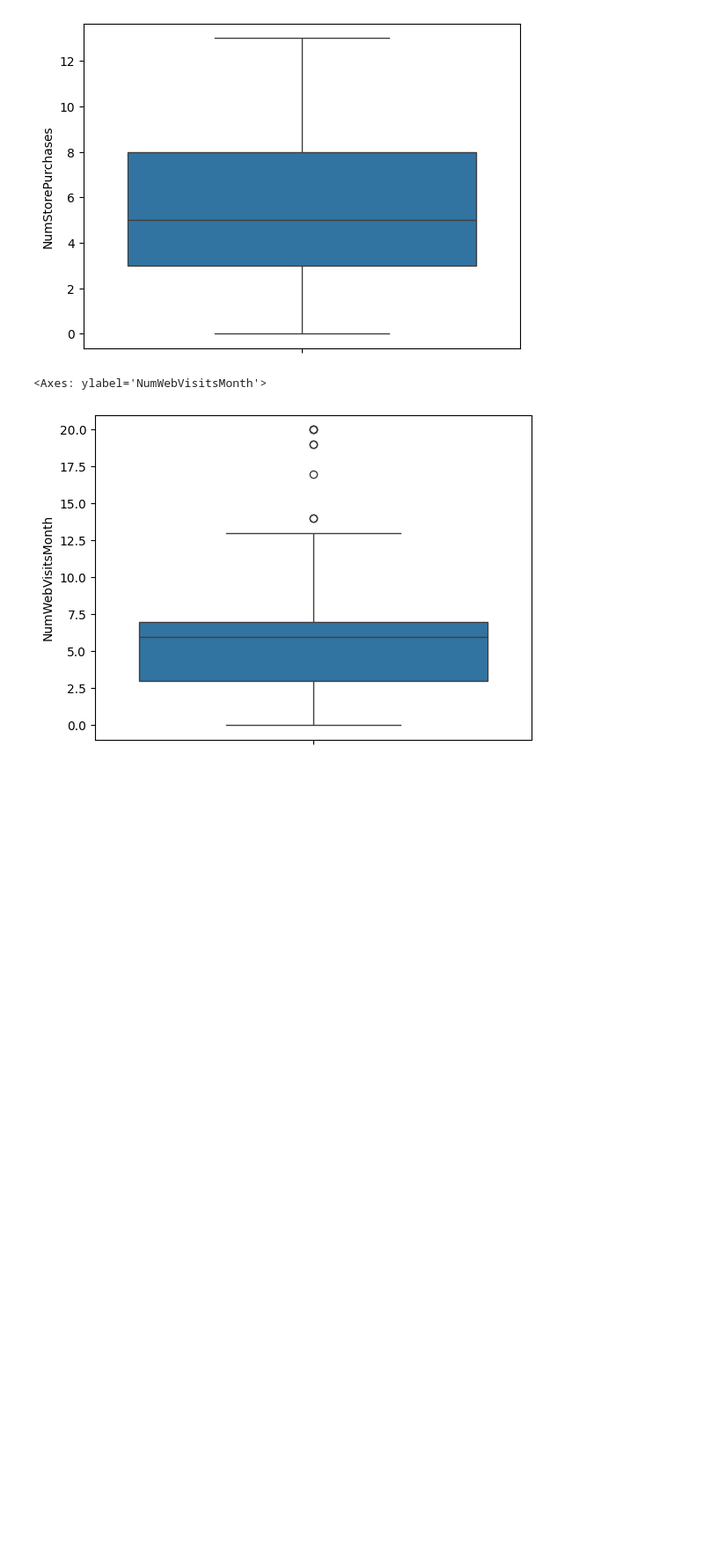
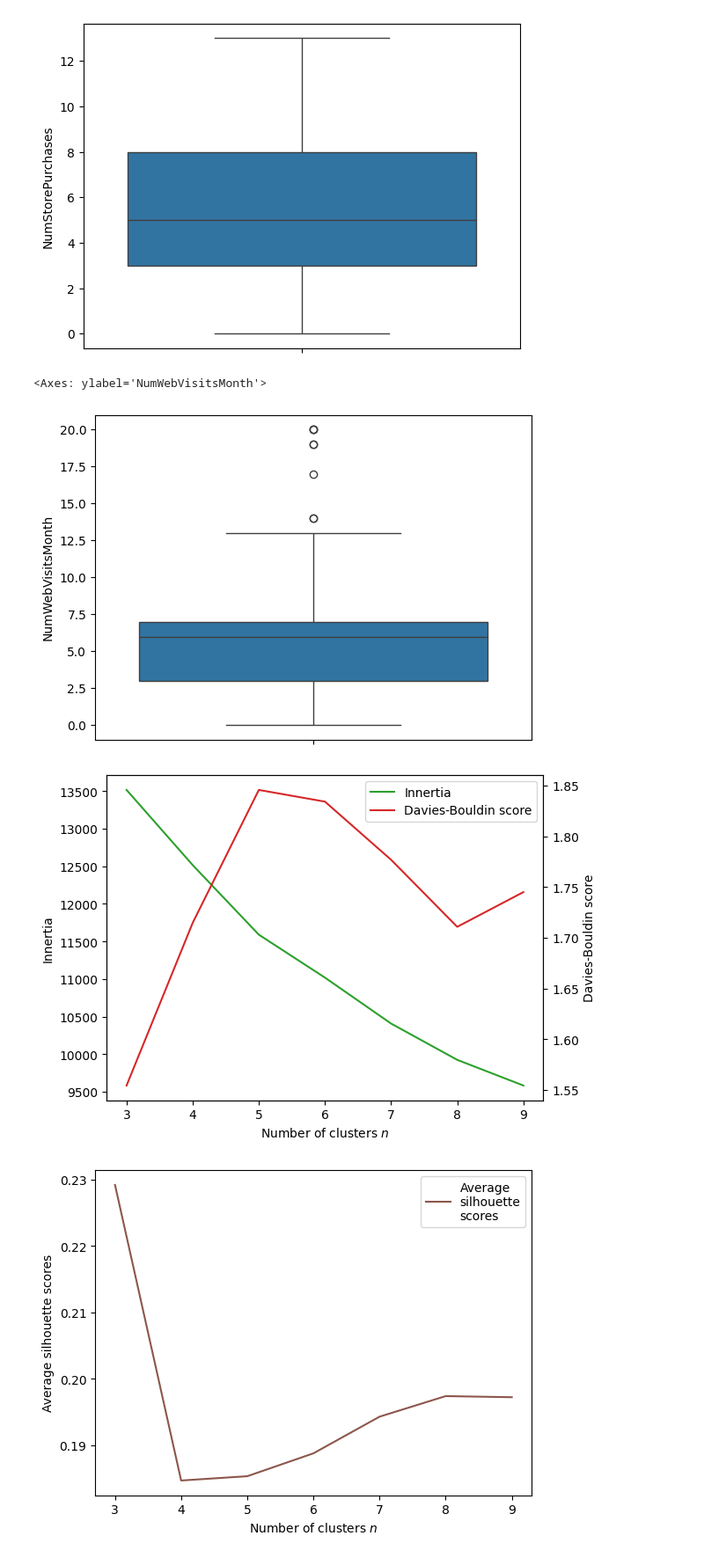
Before and after one commit to jancewicz/PJATK---Artificial-Intelligence-Postgraduate-Studies-, a Jupyter notebook: scikit-learn/pawel_jancewicz_pr7_2026/marketing_campaign/marketing_campaign.ipynb, the cells around one changed output. Shown at 88% size. Saved outputs shown, nothing was run; the diff lists cells and outputs as text; code cells hidden in the pictures; blank space fills up the shorter version.

Commit message:
marketing campaign first exercise done

```diff
--- a/scikit-learn/pawel_jancewicz_pr7_2026/marketing_campaign/marketing_campaign.ipynb
+++ b/scikit-learn/pawel_jancewicz_pr7_2026/marketing_campaign/marketing_campaign.ipynb
@@ -247,3 +242,54 @@ df[cols_to_clip] = df[cols_to_clip].clip(
     upper=means + 3 * stds,
     axis=1
 )
+# %%
+# Zadanie 2
+# Starting with scaling selected features for first clustering try
+scaler = StandardScaler()
+
+# Arbitrarily chosen features for first clustering trial
+X = df[[
+    "Education",
+    "Income",
+    "KidsHome",
+    "TeensHome",
+    "AmountWines",
+    "AmountFruits",
+    "AmountMeat",
+    "AmountFish",
+    "AmountSweets",
+    "AmountGoldProds",
+    "NumWebVisitsMonth",
+]].values
+
+X_scaled = scaler.fit_transform(X)
+
+# Find number of cluster
+inertias, dbs, silhouette_scores = [], [], []
+
+for n in range(3, 10):
+    k_means = KMeans(n_clusters=n, n_init=10)
+    k_means.fit(X_scaled)
+    inertias.append(k_means.inertia_)
+    dbs.append(davies_bouldin_score(X_scaled, k_means.labels_))
+    silhouette_scores.append(silhouette_score(X_scaled, k_means.labels_))
+
+fig, ax1 = plt.subplots()
+ax2 = ax1.twinx()
+l1 = ax1.plot(range(3, 10), inertias, color='C2', label="Innertia")
+l2 = ax2.plot(range(3, 10), dbs, color='C3', label='Davies-Bouldin score')
+ax1.set_xlabel("Number of clusters $n$")
+ax1.set_ylabel("Innertia")
+ax2.set_ylabel("Davies-Bouldin score")
+ax2.grid(False)
+ax1.legend(handles=[l1[0], l2[0]], loc='upper right')
+plt.show()
+
+plt.plot(range(3, 10), silhouette_scores, color='C5', label='Average\nsilhouette\nscores')
+plt.xlabel("Number of clusters $n$")
+plt.ylabel('Average silhouette scores')
+plt.legend(loc='upper right')
+plt.show()
+# %% [output]
+[figure, added]
+[figure, added]
```
Also changed, not shown: parts of 12 cells of this notebook.
